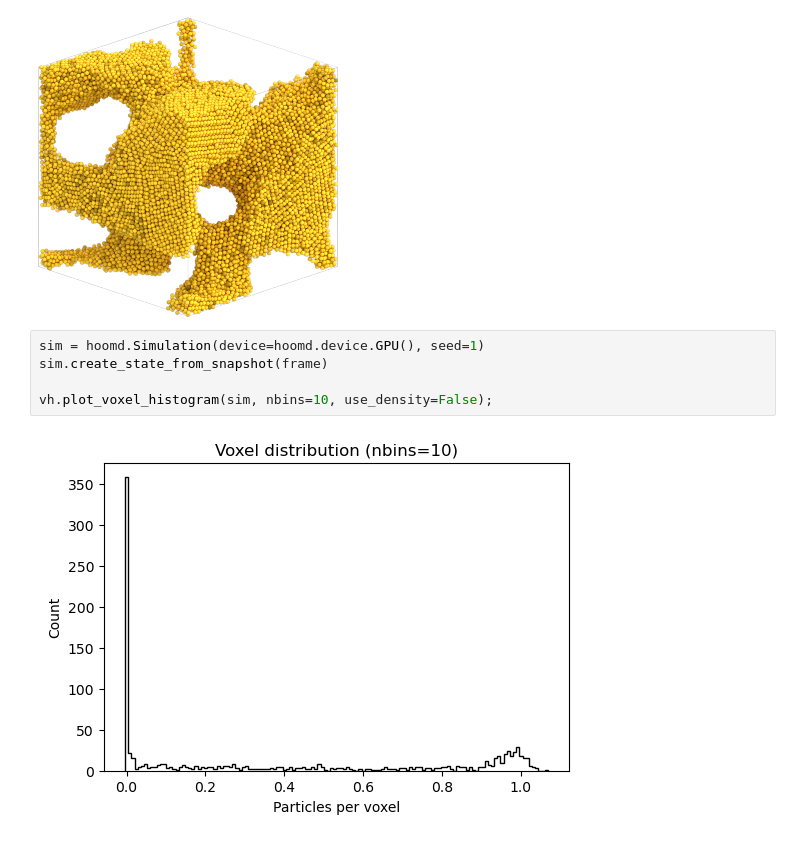
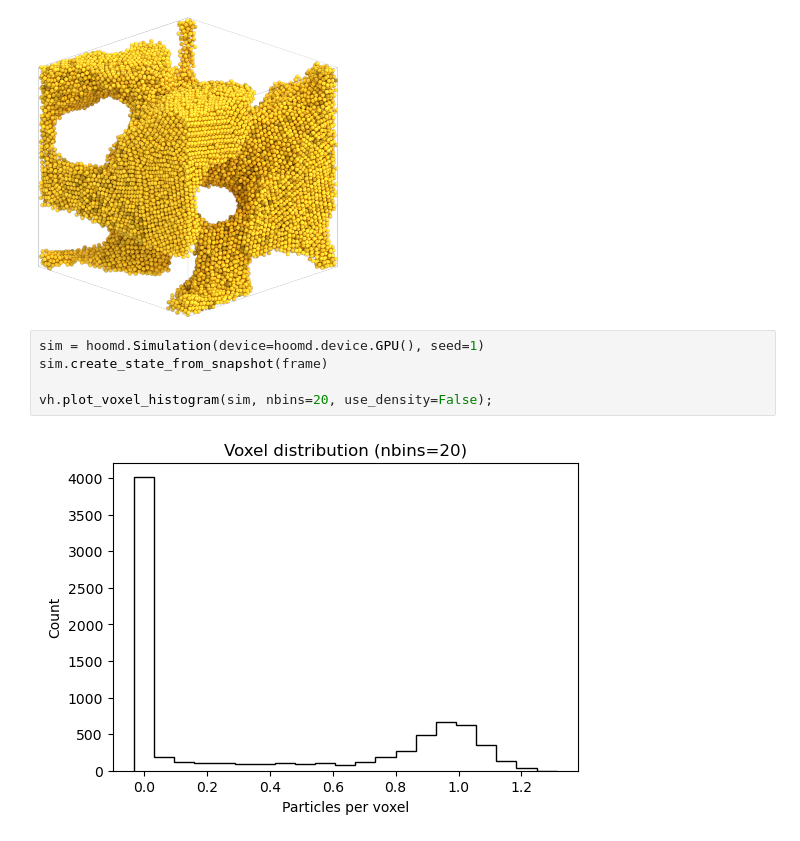
Before and after one commit to SBC-Collaboration/MDsims, a Jupyter notebook: Sandbox2.ipynb, the cells around one changed output. Saved outputs shown, nothing was run; the diff lists cells and outputs as text.

```diff
--- a/Sandbox2.ipynb
+++ b/Sandbox2.ipynb
@@ -47,8 +47,8 @@ vh.render(frame)
 # %%
 sim = hoomd.Simulation(device=hoomd.device.GPU(), seed=1)
 sim.create_state_from_snapshot(frame)
 
-vh.plot_voxel_histogram(sim, nbins=10, use_density=False);
+vh.plot_voxel_histogram(sim, nbins=20, use_density=False);
 # %% [output]
-[figure, old version]
+[figure, new version]
 # %%
```
Also changed, not shown: parts of 4 cells of this notebook, 4 other files.
